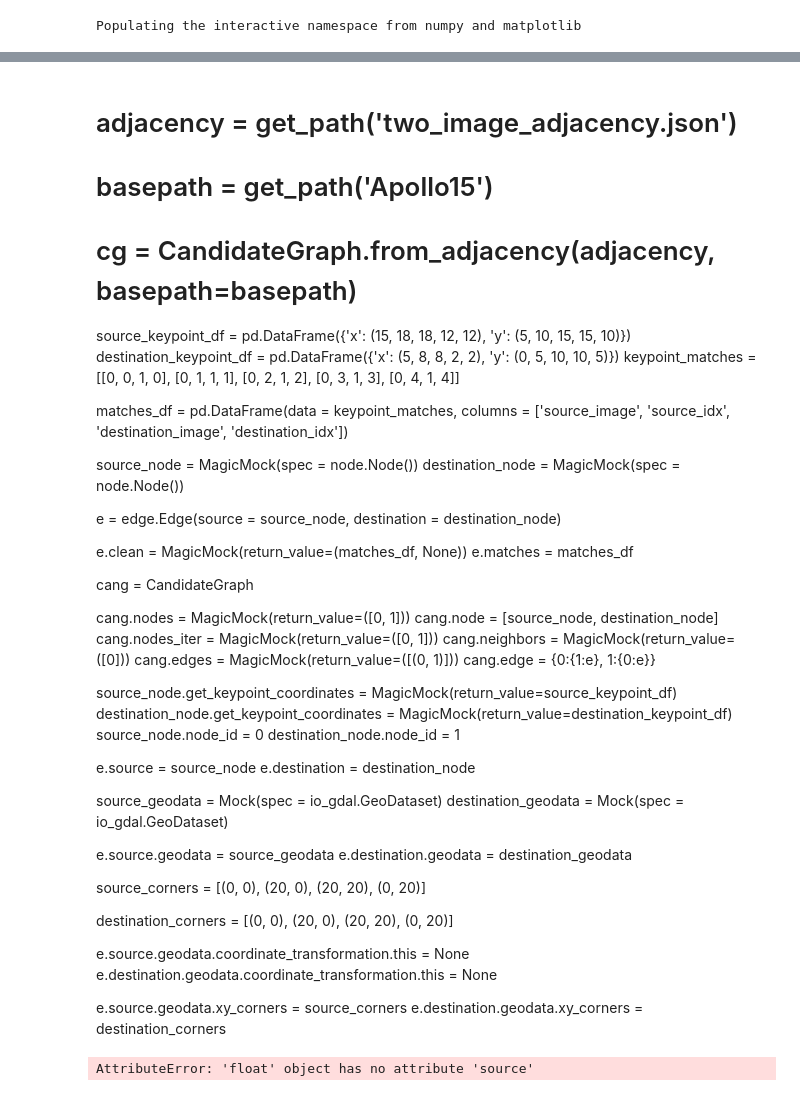
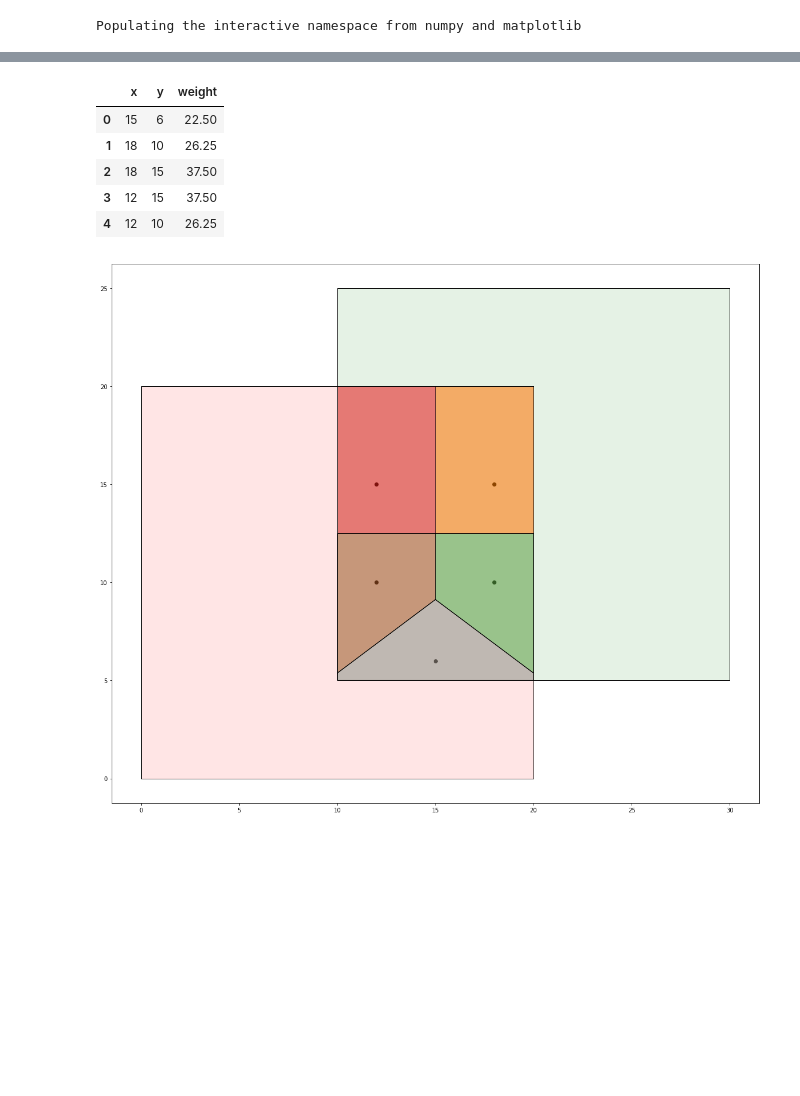
Before and after one commit to tgiroux/autocnet, a Jupyter notebook: notebooks/Testing_geopandas.ipynb, the cells around one changed output, grey strips where cells are left out. Cells and saved outputs as stored; diff of their text form; code cells hidden in the pictures; blank space fills up the shorter version.

```diff
--- a/notebooks/Testing_geopandas.ipynb
+++ b/notebooks/Testing_geopandas.ipynb
@@ -236,65 +306,10 @@ compute_weights(cang, 7, clean_keys = ['fundamental'], verbose = True)
-# %% [markdown]
-# adjacency = get_path('two_image_adjacency.json')
-# basepath = get_path('Apollo15')
-# cg = CandidateGraph.from_adjacency(adjacency, basepath=basepath)
-source_keypoint_df = pd.DataFrame({'x': (15, 18, 18, 12, 12), 'y': (5, 10, 15, 15, 10)})
-destination_keypoint_df = pd.DataFrame({'x': (5, 8, 8, 2, 2), 'y': (0, 5, 10, 10, 5)})
-keypoint_matches = [[0, 0, 1, 0],
-                    [0, 1, 1, 1],
-                    [0, 2, 1, 2],
-                    [0, 3, 1, 3],
-                    [0, 4, 1, 4]]
-
-matches_df = pd.DataFrame(data = keypoint_matches, columns = ['source_image', 'source_idx',
-                                                                  'destination_image', 'destination_idx'])
-
-source_node = MagicMock(spec = node.Node())
-destination_node = MagicMock(spec = node.Node())
-
-e = edge.Edge(source = source_node, destination = destination_node)
-
-e.clean = MagicMock(return_value=(matches_df, None))
-e.matches = matches_df
-
-cang = CandidateGraph
-
-cang.nodes = MagicMock(return_value=([0, 1]))
-cang.node = [source_node, destination_node]
-cang.nodes_iter = MagicMock(return_value=([0, 1]))
-cang.neighbors = MagicMock(return_value=([0]))
-cang.edges = MagicMock(return_value=([(0, 1)]))
-cang.edge = {0:{1:e}, 1:{0:e}}
-
-source_node.get_keypoint_coordinates = MagicMock(return_value=source_keypoint_df)
-destination_node.get_keypoint_coordinates = MagicMock(return_value=destination_keypoint_df)
-source_node.node_id = 0
-destination_node.node_id = 1
-
-e.source = source_node
-e.destination = destination_node
-
-source_geodata = Mock(spec = io_gdal.GeoDataset)
-destination_geodata = Mock(spec = io_gdal.GeoDataset)
-
-e.source.geodata = source_geodata
-e.destination.geodata = destination_geodata
-
-source_corners = [(0, 0),
-                  (20, 0),
-                  (20, 20),
-                  (0, 20)]
-
-destination_corners = [(0, 0),
-                       (20, 0),
-                       (20, 20),
-                       (0, 20)]
-
-e.source.geodata.coordinate_transformation.this = None
-e.destination.geodata.coordinate_transformation.this = None
-
-e.source.geodata.xy_corners = source_corners
-e.destination.geodata.xy_corners = destination_corners
 # %%
-vor(e.source, cang, clean_keys = [], verbose = True)
+vor(cang, source_node, clean_keys = [], verbose = True)
 # %% [output]
-AttributeError: 'float' object has no attribute 'source'
+|  | x | y | weight |
+| 0 | 15 | 6 | 22.50 |
+| 1 | 18 | 10 | 26.25 |
+| 2 | 18 | 15 | 37.50 |
+| 3 | 12 | 15 | 37.50 |
+| 4 | 12 | 10 | 26.25 |
+[figure, added]
```
Also changed, not shown: parts of 12 cells of this notebook, 1 other file.
